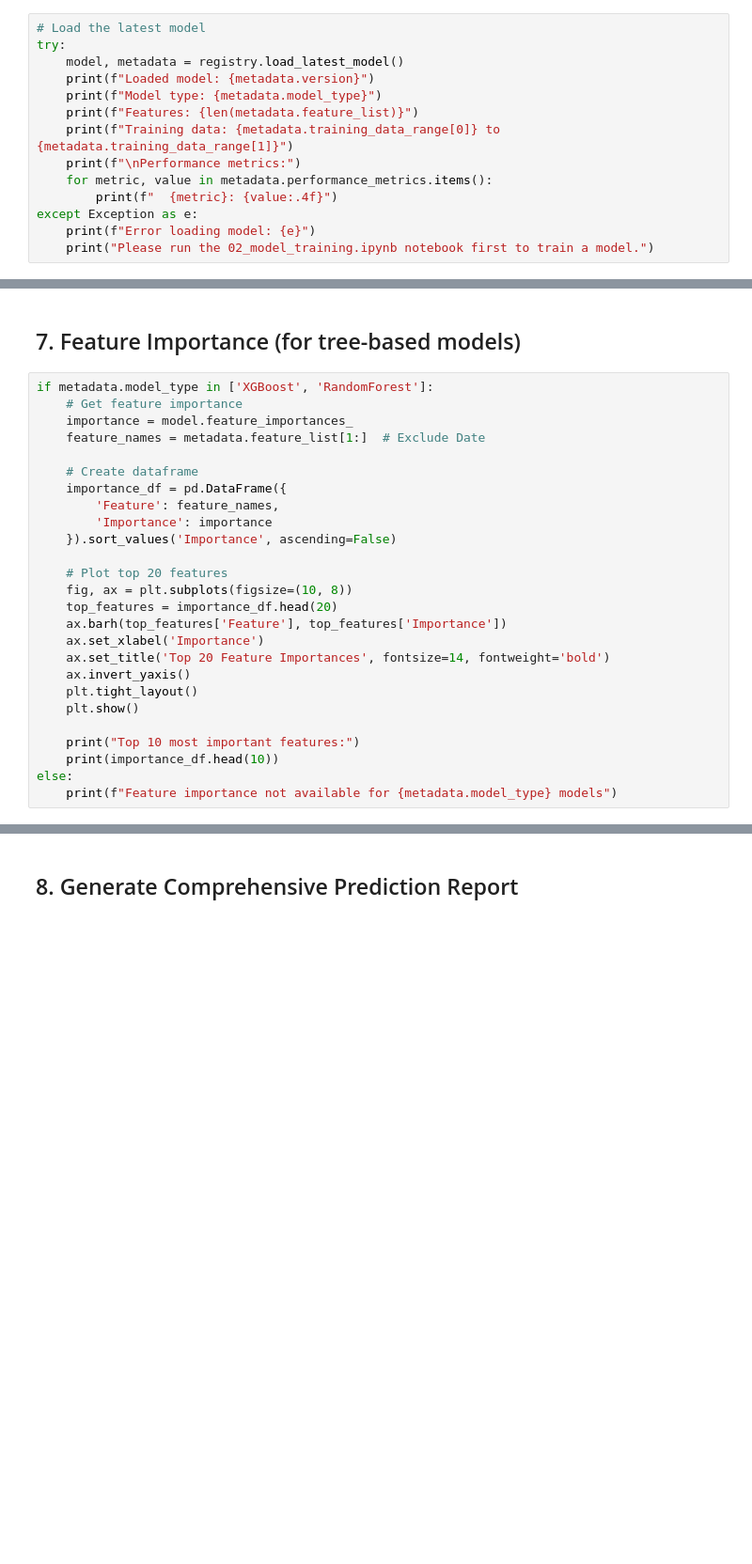
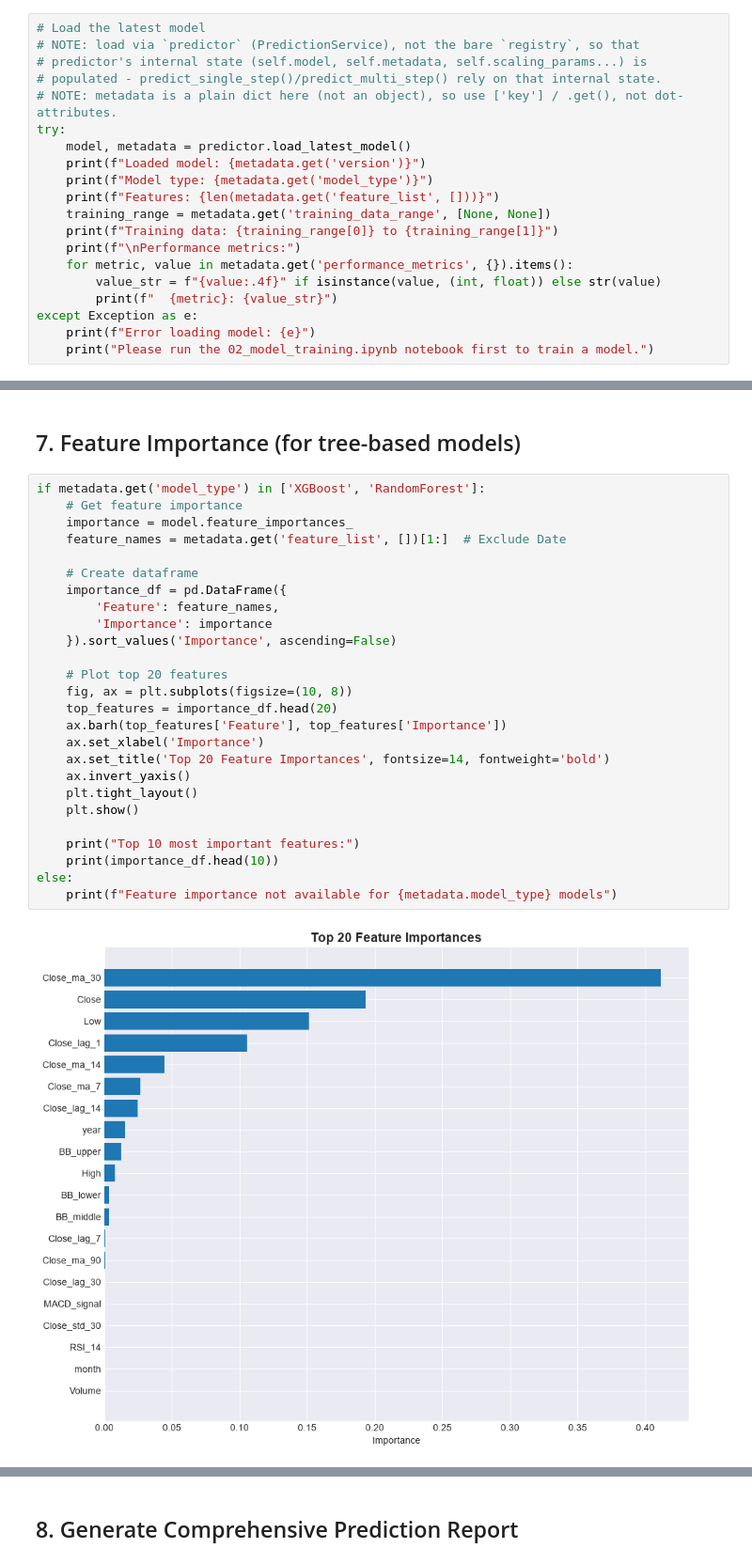
Before and after one commit to PhamMinhDuc-code/Gold-Price-Prediction, a Jupyter notebook: notebooks/03_prediction_and_forecasting.ipynb, the cells around one changed output, grey strips where cells are left out. Shown at 94% size. Drawn from its saved outputs; the diff is of its cells as text; blank space fills up the shorter version.

```diff
--- a/notebooks/03_prediction_and_forecasting.ipynb
+++ b/notebooks/03_prediction_and_forecasting.ipynb
@@ -55,14 +87,20 @@ for model_info in models:
 # %%
 # Load the latest model
+# NOTE: load via `predictor` (PredictionService), not the bare `registry`, so that
+# predictor's internal state (self.model, self.metadata, self.scaling_params...) is
+# populated - predict_single_step()/predict_multi_step() rely on that internal state.
+# NOTE: metadata is a plain dict here (not an object), so use ['key'] / .get(), not dot-attributes.
 try:
-    model, metadata = registry.load_latest_model()
-    print(f"Loaded model: {metadata.version}")
-    print(f"Model type: {metadata.model_type}")
-    print(f"Features: {len(metadata.feature_list)}")
-    print(f"Training data: {metadata.training_data_range[0]} to {metadata.training_data_range[1]}")
+    model, metadata = predictor.load_latest_model()
+    print(f"Loaded model: {metadata.get('version')}")
+    print(f"Model type: {metadata.get('model_type')}")
+    print(f"Features: {len(metadata.get('feature_list', []))}")
+    training_range = metadata.get('training_data_range', [None, None])
+    print(f"Training data: {training_range[0]} to {training_range[1]}")
     print(f"\nPerformance metrics:")
-    for metric, value in metadata.performance_metrics.items():
-        print(f"  {metric}: {value:.4f}")
+    for metric, value in metadata.get('performance_metrics', {}).items():
+        value_str = f"{value:.4f}" if isinstance(value, (int, float)) else str(value)
+        print(f"  {metric}: {value_str}")
 except Exception as e:
     print(f"Error loading model: {e}")
     print("Please run the 02_model_training.ipynb notebook first to train a model.")
@@ -255,28 +417,30 @@ plt.show()
 # %% [markdown]
 ## 7. Feature Importance (for tree-based models)
 # %%
-if metadata.model_type in ['XGBoost', 'RandomForest']:
+if metadata.get('model_type') in ['XGBoost', 'RandomForest']:
     # Get feature importance
     importance = model.feature_importances_
-    feature_names = metadata.feature_list[1:]  # Exclude Date
+    feature_names = metadata.get('feature_list', [])[1:]  # Exclude Date
 
     # Create dataframe
     importance_df = pd.DataFrame({
         'Feature': feature_names,
         'Importance': importance
     }).sort_values('Importance', ascending=False)
 
     # Plot top 20 features
     fig, ax = plt.subplots(figsize=(10, 8))
     top_features = importance_df.head(20)
     ax.barh(top_features['Feature'], top_features['Importance'])
     ax.set_xlabel('Importance')
     ax.set_title('Top 20 Feature Importances', fontsize=14, fontweight='bold')
     ax.invert_yaxis()
     plt.tight_layout()
     plt.show()
 
     print("Top 10 most important features:")
     print(importance_df.head(10))
 else:
     print(f"Feature importance not available for {metadata.model_type} models")
+# %% [output]
+[figure, added]
```
Also changed, not shown: parts of 17 cells of this notebook, 20 other files.
